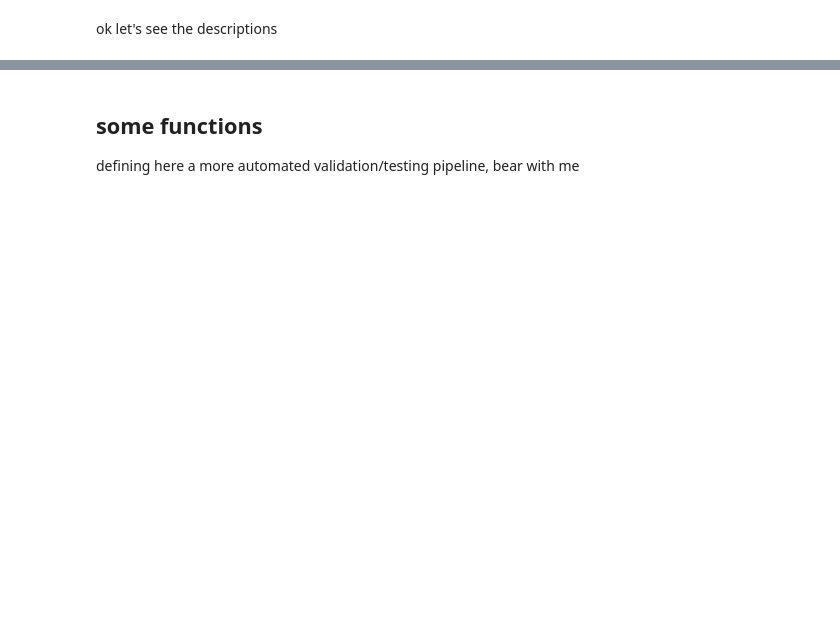
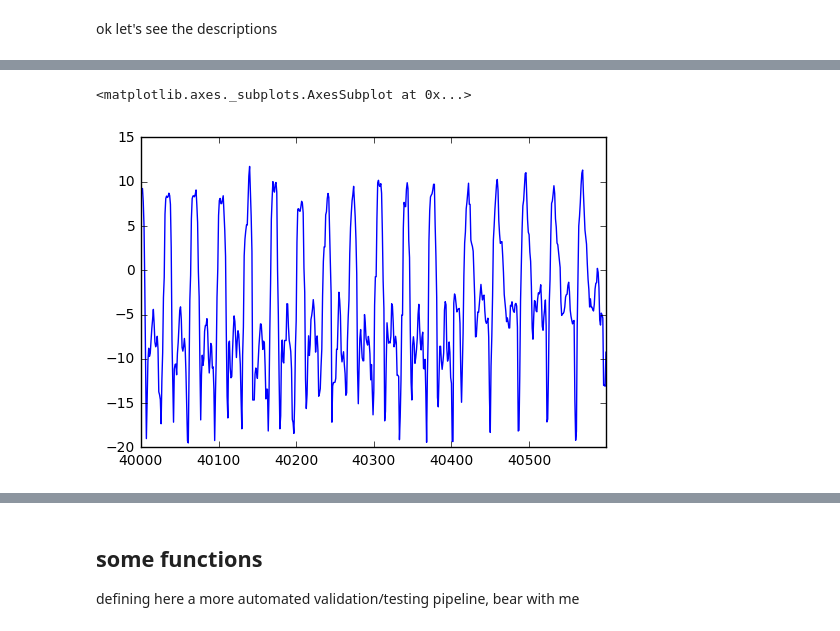
Before and after one commit to AndreaMassari/activity_recognition, a Jupyter notebook: Activity_Recognition.ipynb, the cells around one changed output, grey strips where cells are left out. Cells and saved outputs as stored; diff of their text form; code cells hidden in the pictures; blank space fills up the shorter version.

```diff
--- a/Activity_Recognition.ipynb
+++ b/Activity_Recognition.ipynb
@@ -266,0 +111,6 @@ x,y=dataprep()
+# %%
+#example: Ax is ~periodic
+df_arm["Ax"][40000:40600].plot()
+# %% [output]
+<matplotlib.axes._subplots.AxesSubplot at 0x...>
+[figure, added]
```
Also changed, not shown: parts of 88 cells of this notebook, 8 other files.
